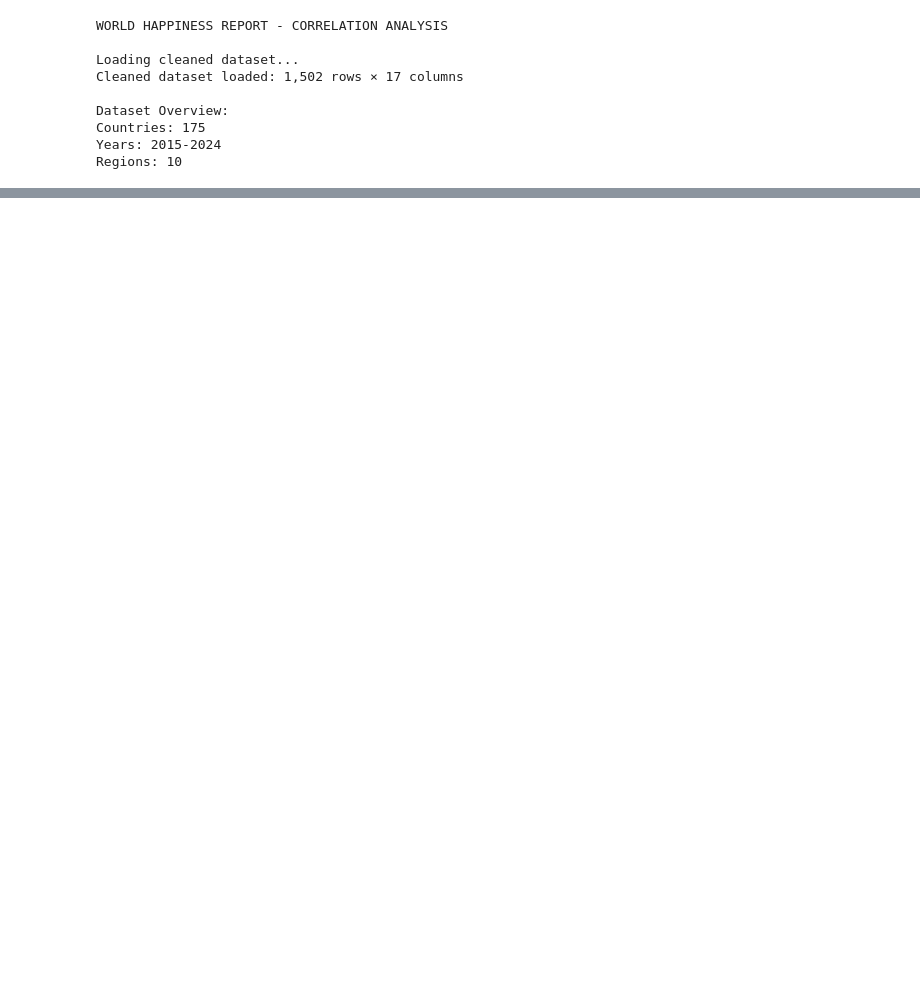
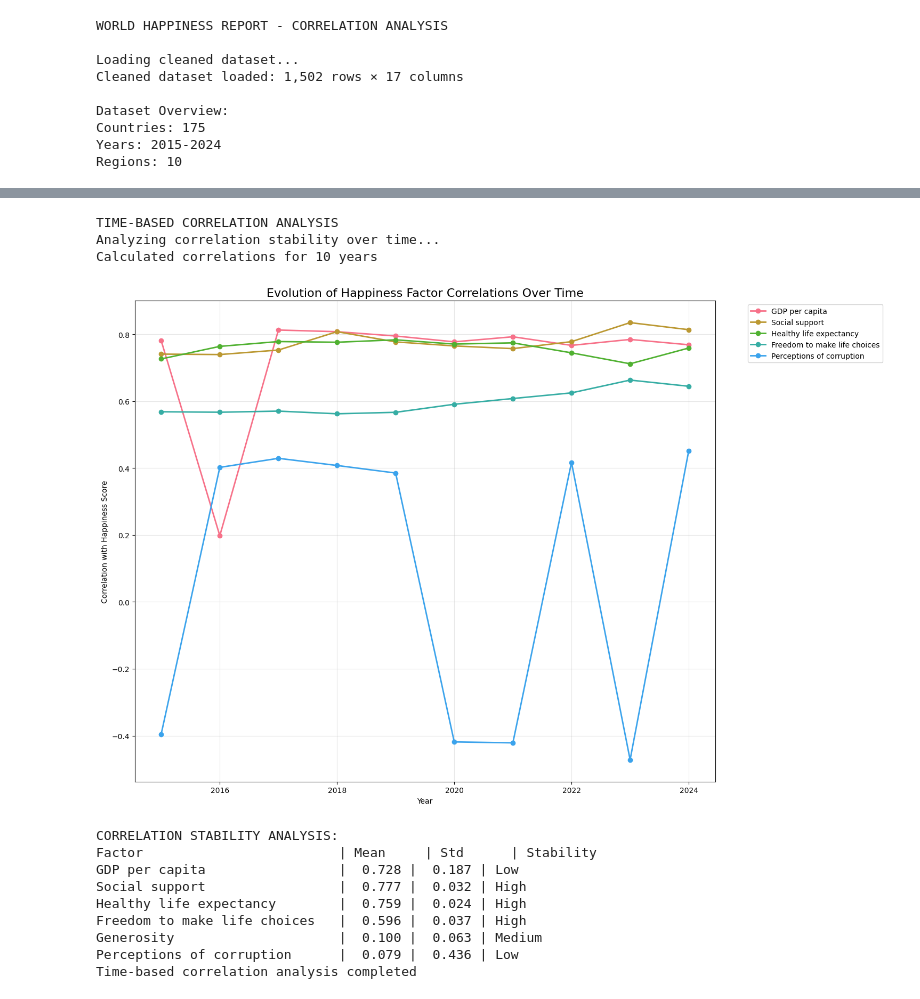
Before and after one commit to ashu-tagore/World_Happiness_Analysis, a Jupyter notebook: notebooks/03_correlation_analysis.ipynb, the cells around one changed output, grey strips where cells are left out. Cells and saved outputs as stored; diff of their text form; code cells hidden in the pictures; blank space fills up the shorter version.

```diff
--- a/notebooks/03_correlation_analysis.ipynb
+++ b/notebooks/03_correlation_analysis.ipynb
@@ -40,0 +417,73 @@ Regions: 10
+# %%
+# CELL 8: TIME-BASED CORRELATION ANALYSIS
+# Examining how correlations change over time
+
+
+print("\nTIME-BASED CORRELATION ANALYSIS")
+
+print("Analyzing correlation stability over time...")
+
+# Calculating correlations for each year
+yearly_correlations = {}
+years = sorted(df['Year'].unique())
+
+for year in years:
+    year_data = df[df['Year'] == year][available_factors]
+    if len(year_data) > 10:  # Ensure sufficient data points
+        year_corr = year_data.corr()['Happiness score']
+        yearly_correlations[year] = year_corr
+
+# Creating time series of correlations
+yearly_corr_df = pd.DataFrame(yearly_correlations).T
+yearly_corr_df = yearly_corr_df.drop('Happiness score', axis=1)  # Remove self-correlation
+
+print(f"Calculated correlations for {len(yearly_correlations)} years")
+
+# Plot correlation trends over time
+plt.figure(figsize=(15, 10))
+
+# Selecting key factors to plot
+key_factors = ['GDP per capita', 'Social support', 'Healthy life expectancy',
+               'Freedom to make life choices', 'Perceptions of corruption']
+
+for factor in key_factors:
+    if factor in yearly_corr_df.columns:
+        plt.plot(yearly_corr_df.index, yearly_corr_df[factor],
+                marker='o', linewidth=2, label=factor, markersize=6)
+
+plt.title('Evolution of Happiness Factor Correlations Over Time', fontsize=16)
+plt.xlabel('Year')
+plt.ylabel('Correlation with Happiness Score')
+plt.legend(bbox_to_anchor=(1.05, 1), loc='upper left')
+plt.grid(True, alpha=0.3)
+plt.tight_layout()
+plt.savefig('../outputs/figures/correlation_time_trends.png', dpi=300, bbox_inches='tight')
+plt.show()
+
+# Analyzing correlation stability
+print(f"\nCORRELATION STABILITY ANALYSIS:")
+
+print(f"{'Factor':<30} | {'Mean':<8} | {'Std':<8} | {'Stability'}")
+
+for factor in yearly_corr_df.columns:
+    mean_corr = yearly_corr_df[factor].mean()
+    std_corr = yearly_corr_df[factor].std()
+    stability = "High" if std_corr < 0.05 else "Medium" if std_corr < 0.10 else "Low"
+
+    print(f"{factor:<30} | {mean_corr:>6.3f} | {std_corr:>6.3f} | {stability}")
+
+print("Time-based correlation analysis completed")
+# %% [output]
+TIME-BASED CORRELATION ANALYSIS
+Analyzing correlation stability over time...
+Calculated correlations for 10 years
+[figure, added]
+CORRELATION STABILITY ANALYSIS:
+Factor                         | Mean     | Std      | Stability
+GDP per capita                 |  0.728 |  0.187 | Low
+Social support                 |  0.777 |  0.032 | High
+Healthy life expectancy        |  0.759 |  0.024 | High
+Freedom to make life choices   |  0.596 |  0.037 | High
+Generosity                     |  0.100 |  0.063 | Medium
+Perceptions of corruption      |  0.079 |  0.436 | Low
+Time-based correlation analysis completed
```
Also changed, not shown: parts of 8 cells of this notebook, 4 other files.
